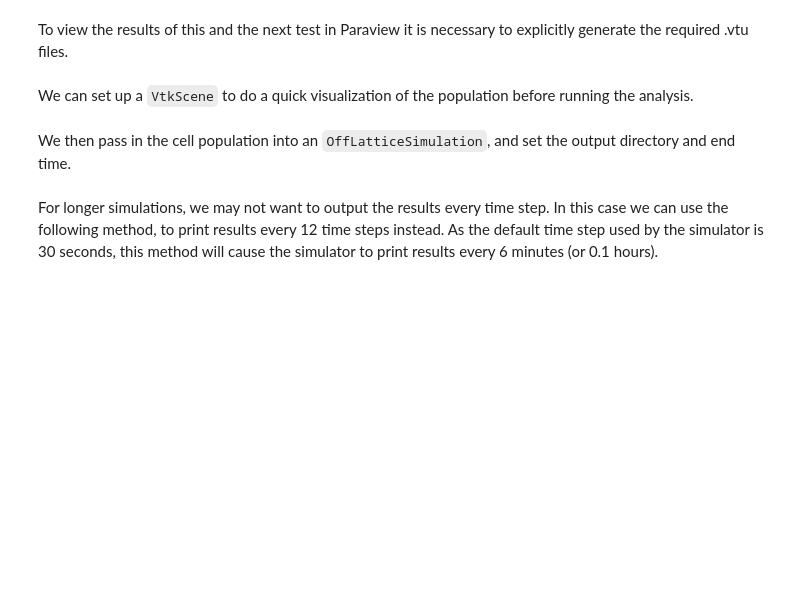
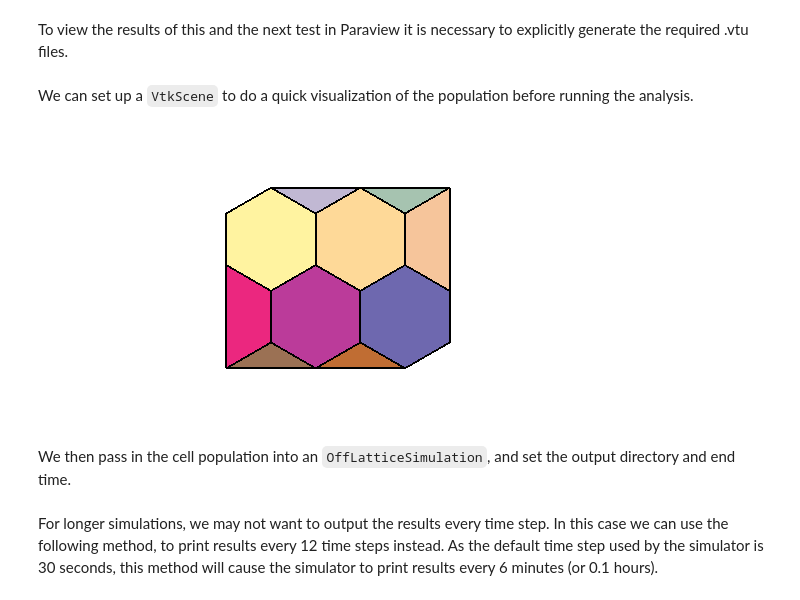
Before and after one commit to jmsgrogan/PyChaste, a Jupyter notebook: doc/tutorials/TestMeshBasedCellSimulationsPythonTutorial.ipynb, the cells around one changed output. Drawn from its saved outputs; the diff is of its cells as text; code cells hidden in the pictures; blank space fills up the shorter version.

Commit message:
Update some Jupyter tutorials.

```diff
--- a/doc/tutorials/TestMeshBasedCellSimulationsPythonTutorial.ipynb
+++ b/doc/tutorials/TestMeshBasedCellSimulationsPythonTutorial.ipynb
@@ -61,9 +61,11 @@ We can set up a `VtkScene` to do a quick visualization of the population before
 # %%
 scene = chaste.visualization.VtkScene2()
 scene.SetCellPopulation(cell_population)
-scene.SetSaveAsImages(True)
 scene.SetOutputFilePath(file_handler.GetOutputDirectoryFullPath() + "/cell_population")
-scene.Start()
+nb_manager = chaste.visualization.JupyterNotebookManager()
+nb_manager.vtk_show(scene, width=600)
+# %% [output]
+[figure, added]
 # %% [markdown]
 We then pass in the cell population into an `OffLatticeSimulation`, and set the output directory and end time.
 # %%
```
Also changed, not shown: parts of 5 cells of this notebook, 12 other files.
